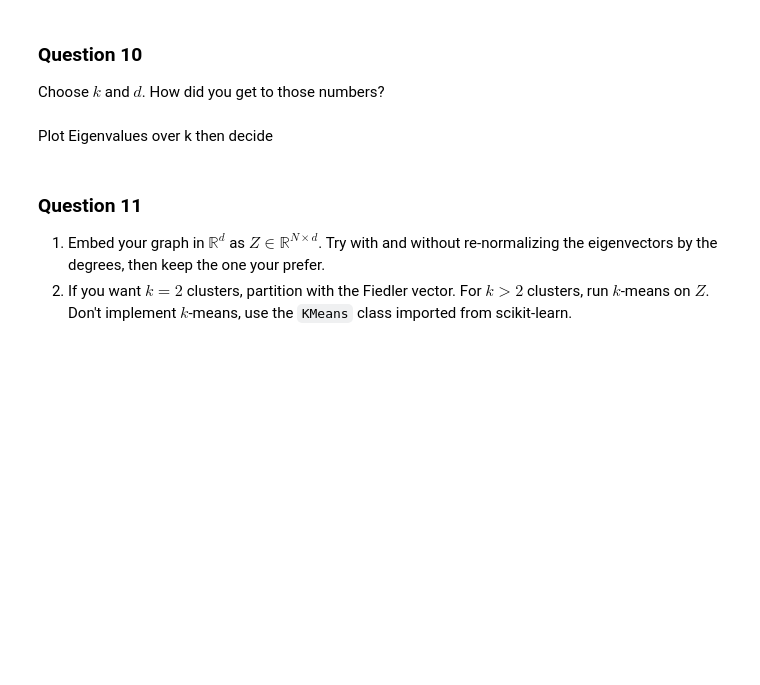
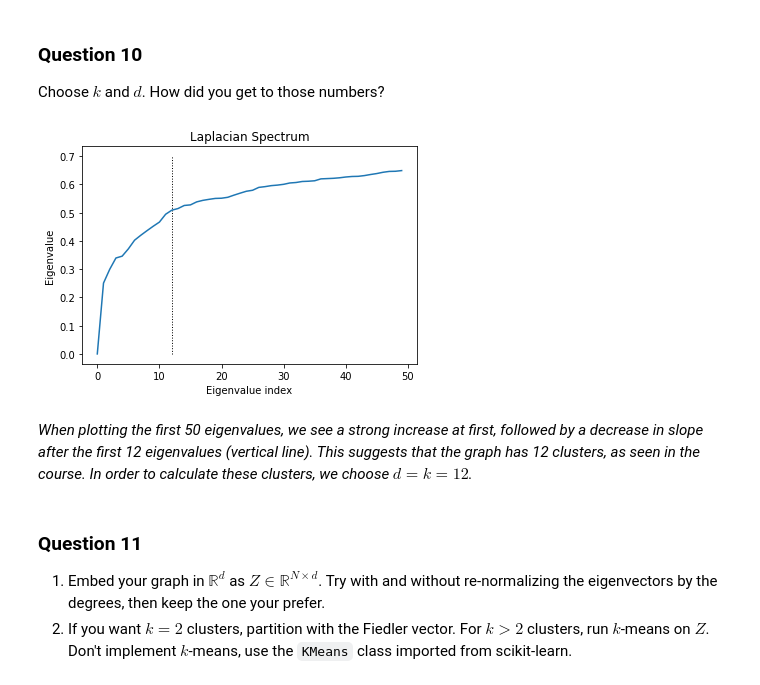
Before and after one commit to mattminder/ntds_24, a Jupyter notebook: Milestone_3/3_spectral_graph_theory.ipynb, the cells around one changed output. Cells and saved outputs as stored; diff of their text form; code cells hidden in the pictures; blank space fills up the shorter version.

Commit message:
Questions of part 2, clustering

```diff
--- a/Milestone_3/3_spectral_graph_theory.ipynb
+++ b/Milestone_3/3_spectral_graph_theory.ipynb
@@ -229,5 +229,14 @@ The method associates a feature vector $z_i \in \mathbb{R}^d$ to every node $v_i
 ### Question 10
 
 Choose $k$ and $d$. How did you get to those numbers?
-# %% [markdown]
-Plot Eigenvalues over k then decide
+# %%
+plt.plot(eigenvalues[:50])
+plt.vlines(12, 0, .7, linestyle=':', linewidth=1)
+plt.title('Laplacian Spectrum')
+plt.xlabel('Eigenvalue index')
+plt.ylabel('Eigenvalue')
+plt.show()
+# %% [output]
+[figure, added]
+# %% [markdown]
+*When plotting the first 50 eigenvalues, we see a strong increase at first, followed by a decrease in slope after the first 12 eigenvalues (vertical line). This suggests that the graph has 12 clusters, as seen in the course. In order to calculate these clusters, we choose $d=k=12$.*
```
Also changed, not shown: parts of 20 cells of this notebook.
